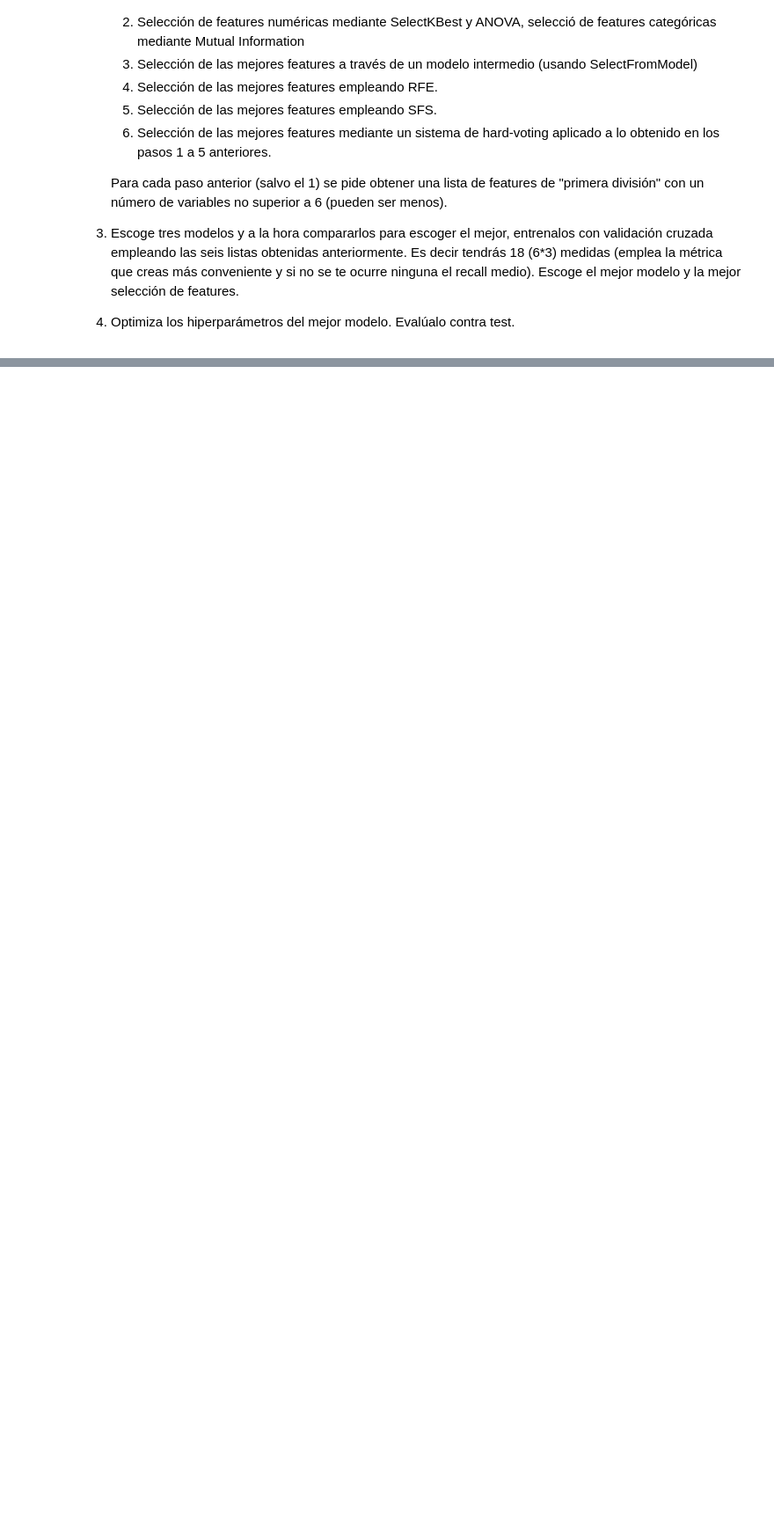
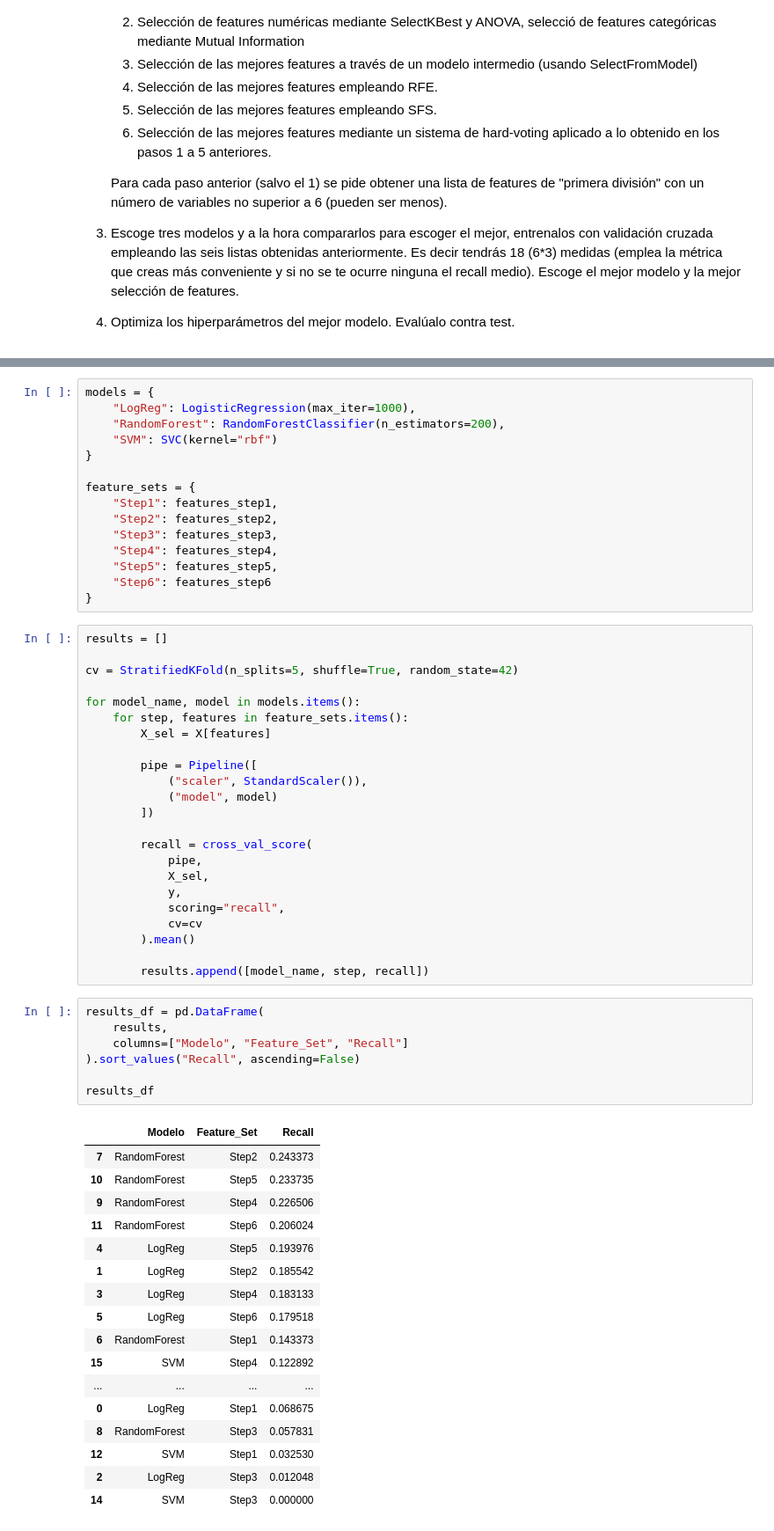
Before and after one commit to jorgemd2698/ONLINE_DS_THEBRIDGE_JorgeMartinezDelgado, a Jupyter notebook: Sprint_14_Resuelto/Unidad_02_ML_No_Supervisado_Feature_Selection/03_Practica_Obligatoria/18_Practica_Obligatoria_Feature_Selection.ipynb, the cells around one changed output, grey strips where cells are left out. Shown at 88% size. Drawn from its saved outputs; the diff is of its cells as text; blank space fills up the shorter version.

```diff
--- a/Sprint_14_Resuelto/Unidad_02_ML_No_Supervisado_Feature_Selection/03_Practica_Obligatoria/18_Practica_Obligatoria_Feature_Selection.ipynb
+++ b/Sprint_14_Resuelto/Unidad_02_ML_No_Supervisado_Feature_Selection/03_Practica_Obligatoria/18_Practica_Obligatoria_Feature_Selection.ipynb
@@ -53,0 +234,63 @@ Sigue los pasos del proceso de ML que hemos aprendido para problemas supervisado
+# %%
+models = {
+    "LogReg": LogisticRegression(max_iter=1000),
+    "RandomForest": RandomForestClassifier(n_estimators=200),
+    "SVM": SVC(kernel="rbf")
+}
+
+feature_sets = {
+    "Step1": features_step1,
+    "Step2": features_step2,
+    "Step3": features_step3,
+    "Step4": features_step4,
+    "Step5": features_step5,
+    "Step6": features_step6
+}
+# %%
+results = []
+
+cv = StratifiedKFold(n_splits=5, shuffle=True, random_state=42)
+
+for model_name, model in models.items():
+    for step, features in feature_sets.items():
+        X_sel = X[features]
+
+        pipe = Pipeline([
+            ("scaler", StandardScaler()),
+            ("model", model)
+        ])
+
+        recall = cross_val_score(
+            pipe,
+            X_sel,
+            y,
+            scoring="recall",
+            cv=cv
+        ).mean()
+
+        results.append([model_name, step, recall])
+# %%
+results_df = pd.DataFrame(
+    results,
+    columns=["Modelo", "Feature_Set", "Recall"]
+).sort_values("Recall", ascending=False)
+
+results_df
+# %% [output]
+|  | Modelo | Feature_Set | Recall |
+| 7 | RandomForest | Step2 | 0.243373 |
+| 10 | RandomForest | Step5 | 0.233735 |
+| 9 | RandomForest | Step4 | 0.226506 |
+| 11 | RandomForest | Step6 | 0.206024 |
+| 4 | LogReg | Step5 | 0.193976 |
+| 1 | LogReg | Step2 | 0.185542 |
+| 3 | LogReg | Step4 | 0.183133 |
+| 5 | LogReg | Step6 | 0.179518 |
+| 6 | RandomForest | Step1 | 0.143373 |
+| 15 | SVM | Step4 | 0.122892 |
+| ... | ... | ... | ... |
+| 0 | LogReg | Step1 | 0.068675 |
+| 8 | RandomForest | Step3 | 0.057831 |
+| 12 | SVM | Step1 | 0.032530 |
+| 2 | LogReg | Step3 | 0.012048 |
+| 14 | SVM | Step3 | 0.000000 |
```
Also changed, not shown: parts of 22 cells of this notebook, 13 other files.
